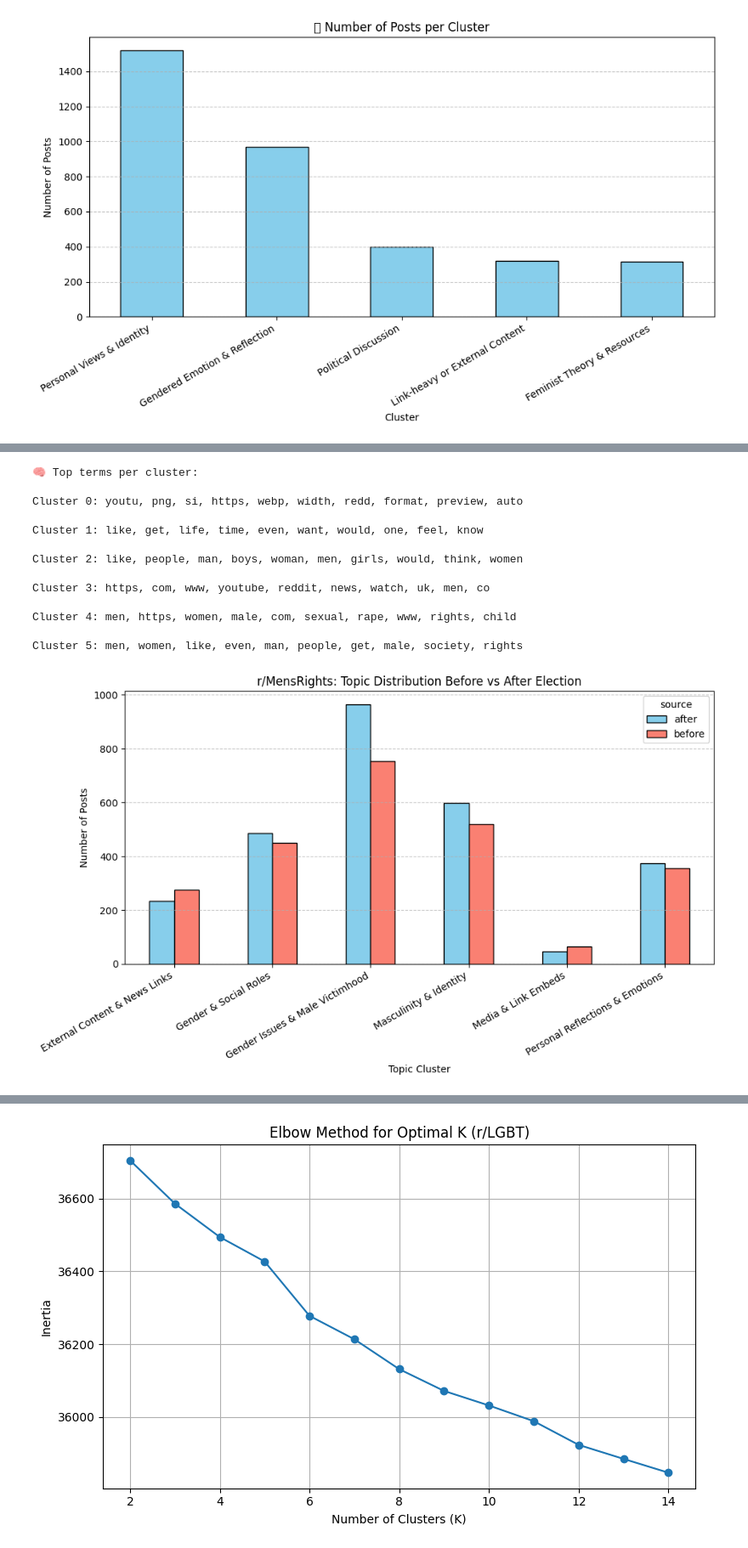
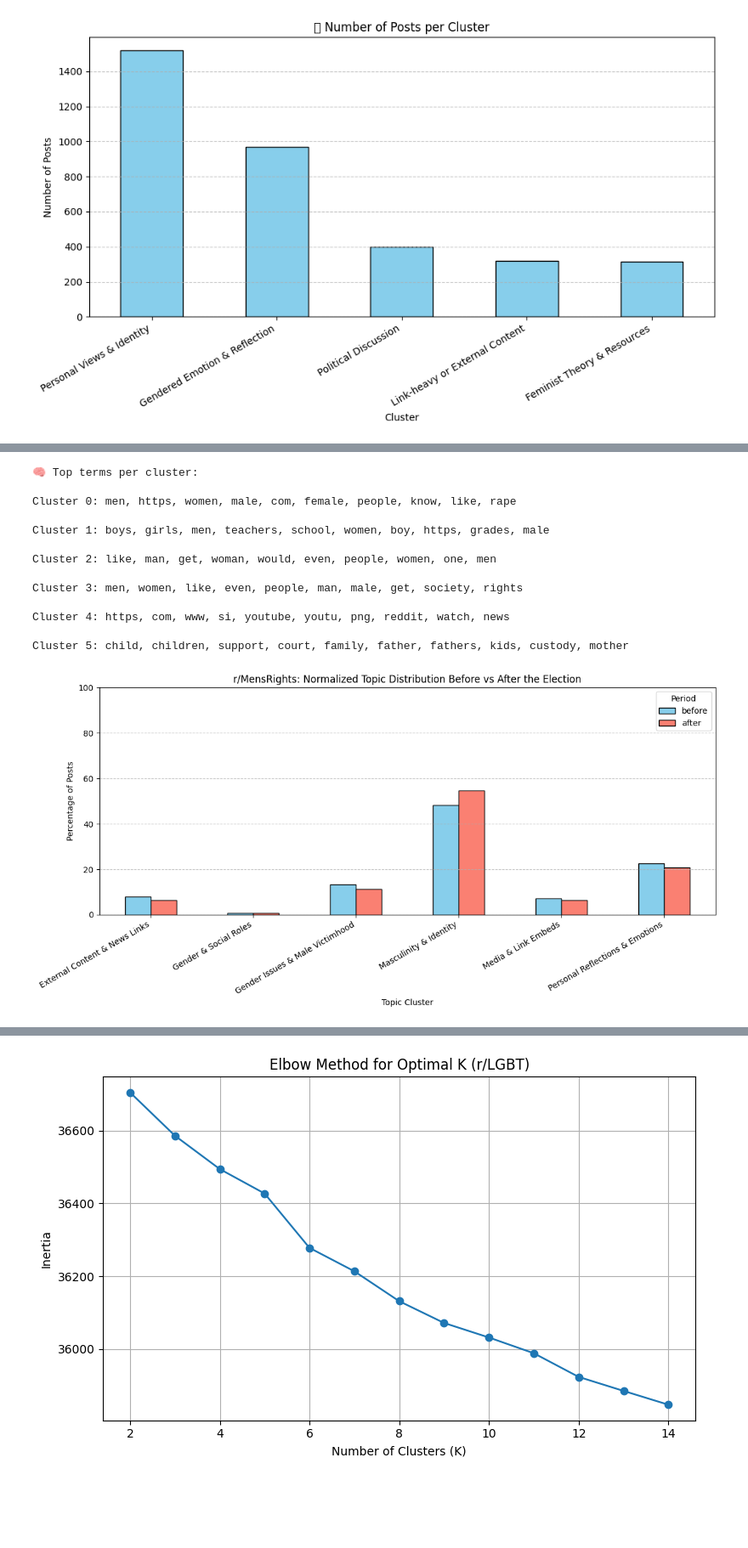
Before and after one commit to Ristafan/Text-Analytics-in-the-Digital-Humanities, a Jupyter notebook: src/TopicModelling/Topicmodelling.ipynb, the cells around one changed output, grey strips where cells are left out. Shown at 85% size. Saved outputs shown, nothing was run; the diff lists cells and outputs as text; code cells hidden in the pictures; blank space fills up the shorter version.

```diff
--- a/src/TopicModelling/Topicmodelling.ipynb
+++ b/src/TopicModelling/Topicmodelling.ipynb
@@ -330,8 +337,8 @@ def load_jsonl(filepath):
         return [json.loads(line) for line in f]
 
 # File names (must match uploaded files)
-file_before = "r_MensRights_posts(beforeElection).jsonl"
-file_after = "r_MensRights_posts(afterElection).jsonl"
+file_before = "r_MensRights_posts(afterElection) (1).jsonl"
+file_after = "r_MensRights_posts(beforeElection) (1).jsonl"
 
 # Load data
 data_before = load_jsonl(file_before)
@@ -400,54 +407,65 @@ for i in range(optimal_k):
 # %% [output]
 🧠 Top terms per cluster:
 
-Cluster 0: youtu, png, si, https, webp, width, redd, format, preview, auto
+Cluster 0: men, https, women, male, com, female, people, know, like, rape
 
-Cluster 1: like, get, life, time, even, want, would, one, feel, know
+Cluster 1: boys, girls, men, teachers, school, women, boy, https, grades, male
 
-Cluster 2: like, people, man, boys, woman, men, girls, would, think, women
+Cluster 2: like, man, get, woman, would, even, people, women, one, men
 
-Cluster 3: https, com, www, youtube, reddit, news, watch, uk, men, co
+Cluster 3: men, women, like, even, people, man, male, get, society, rights
 
-Cluster 4: men, https, women, male, com, sexual, rape, www, rights, child
+Cluster 4: https, com, www, si, youtube, youtu, png, reddit, watch, news
 
-Cluster 5: men, women, like, even, man, people, get, male, society, rights
+Cluster 5: child, children, support, court, family, father, fathers, kids, custody, mother
 # %%
+import matplotlib.pyplot as plt
+
 # Assign human-readable cluster names
 cluster_names_mensrights = {
     0: "Media & Link Embeds",
     1: "Personal Reflections & Emotions",
     2: "Gender & Social Roles",
     3: "External Content & News Links",
     4: "Gender Issues & Male Victimhood",
     5: "Masculinity & Identity"
 }
 
-# Create clustered DataFrame
+# Create clustered DataFrame with named clusters
 df_clustered_mr = pd.DataFrame({
     'text': cleaned_texts,
     'cluster': kmeans.labels_,
     'cluster_name': [cluster_names_mensrights[c] for c in kmeans.labels_],
     'source': df_all.loc[valid_texts.index, 'source'].values
 })
 
 # Export to CSVs
 df_clustered_mr[df_clustered_mr['source'] == 'before'].to_csv("MensRights_clustered_before.csv", index=False)
 df_clustered_mr[df_clustered_mr['source'] == 'after'].to_csv("MensRights_clustered_after.csv", index=False)
 
-# Bar chart: before vs. after
-import matplotlib.pyplot as plt
+# Count posts per cluster and source
+counts = df_clustered_mr.groupby(['cluster_name', 'source']).size().unstack(fill_value=0)
 
-counts = df_clustered_mr.groupby(['cluster_name', 'source']).size().unstack(fill_value=0)
-counts.plot(kind='bar', figsize=(10, 6), color=['skyblue', 'salmon'], edgecolor='black')
-plt.title("r/MensRights: Topic Distribution Before vs After Election")
-plt.xlabel("Topic Cluster")
-plt.ylabel("Number of Posts")
-plt.xticks(rotation=30, ha='right')
-plt.grid(axis='y', linestyle='--', alpha=0.7)
+# Ensure "before" is first and "after" is second
+counts = counts[['before', 'after']]
+
+# Normalize within each period (column) so sums to 100
+props = counts.divide(counts.sum(axis=0), axis=1) * 100
+
+# Plot
+ax = props.plot(kind='bar', figsize=(12, 6), color=['skyblue', 'salmon'], edgecolor='black')
+
+ax.set_title("r/MensRights: Normalized Topic Distribution Before vs After the Election")
+ax.set_xlabel("Topic Cluster")
+ax.set_ylabel("Percentage of Posts")
+ax.set_ylim(0, 100)
+ax.set_xticklabels(props.index, rotation=30, ha='right')
+ax.legend(title="Period")
+ax.grid(axis='y', linestyle='--', alpha=0.7)
 plt.tight_layout()
 plt.show()
 # %% [output]
-[figure, old version]
+[figure, new version]
 # %%
 # Download both CSV files
 files.download("MensRights_clustered_before.csv")
```
Also changed, not shown: parts of 10 cells of this notebook.
